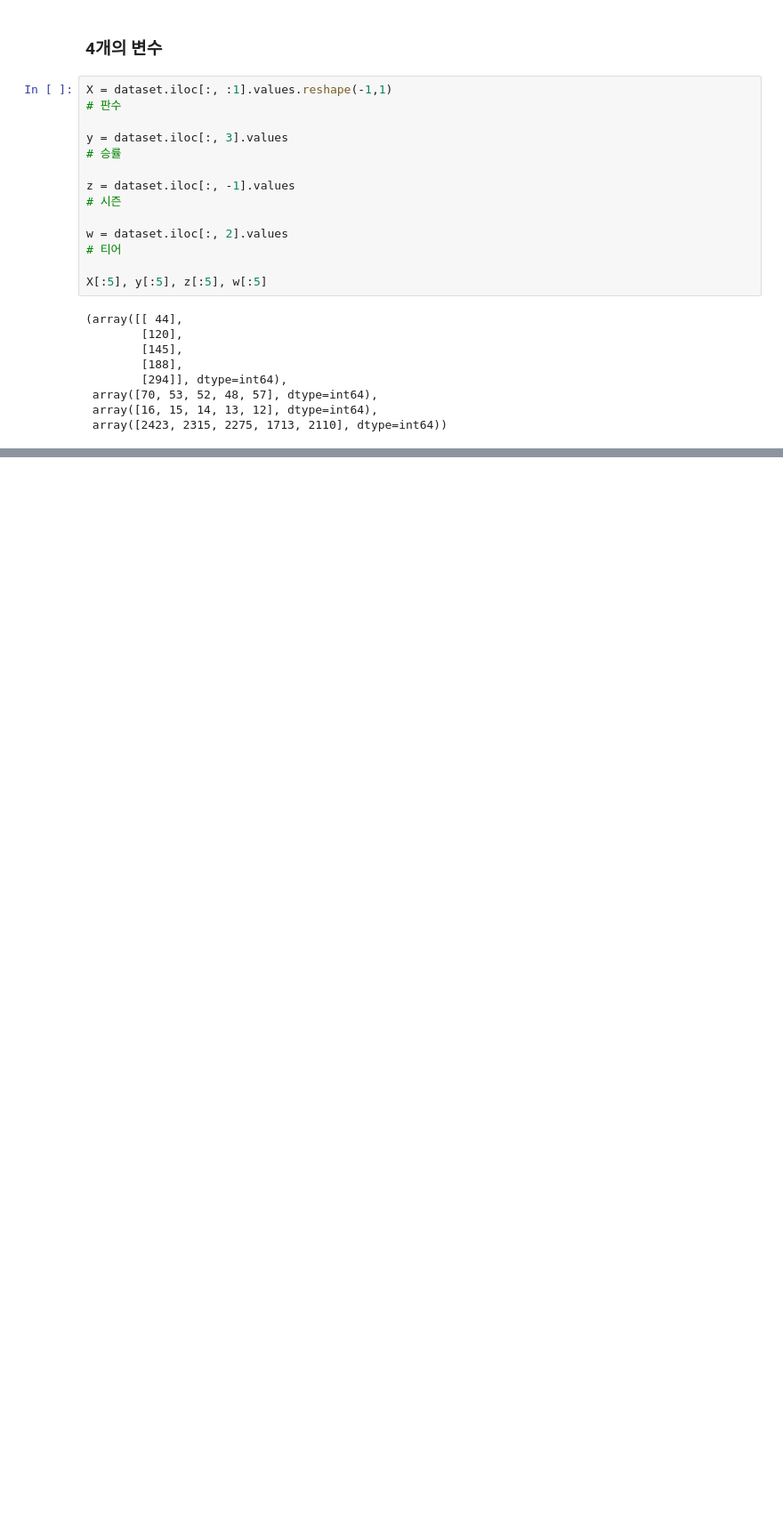
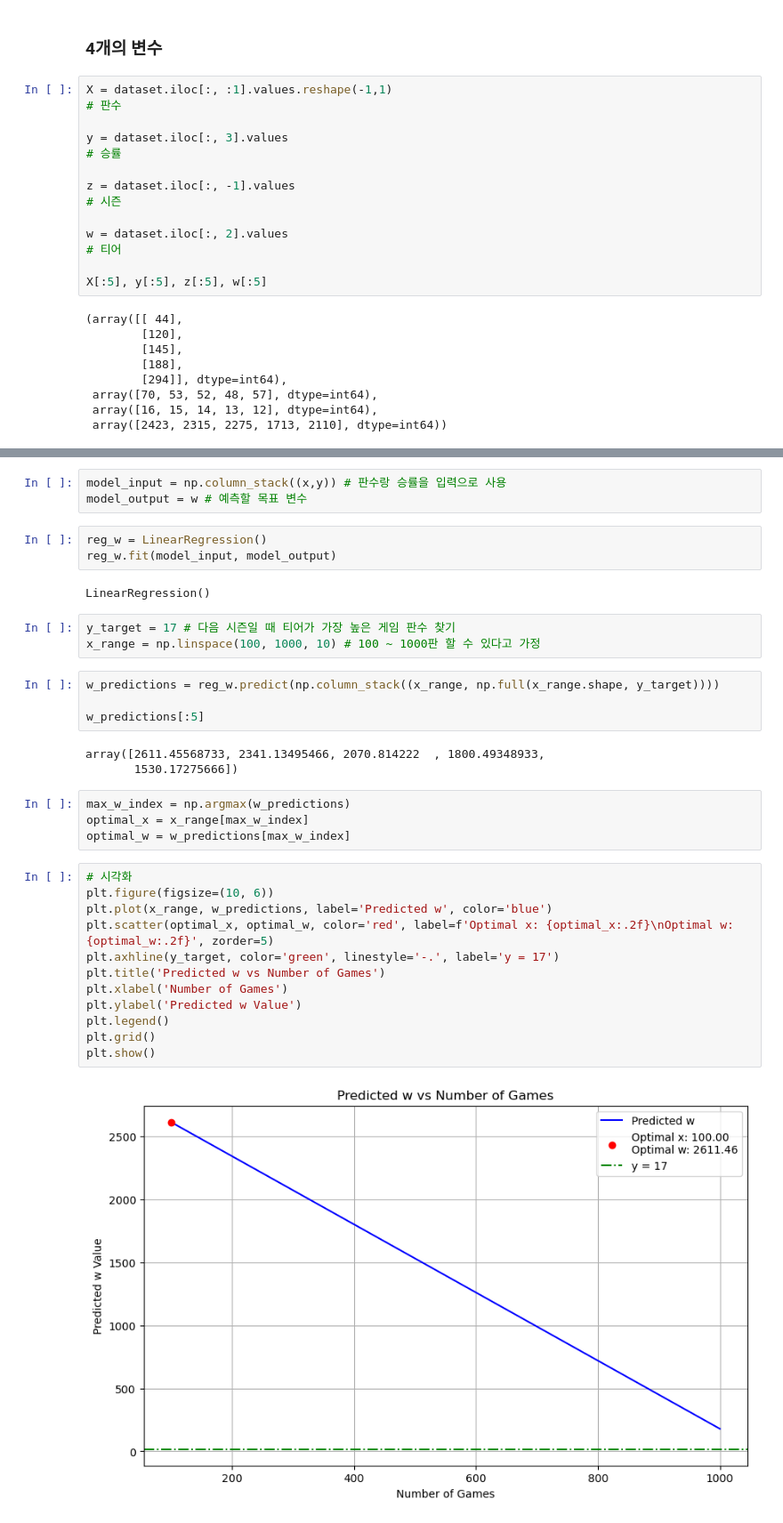
Before and after one commit to Kor-NOH/ML_study, a Jupyter notebook: Lol_tear/LolTear_Pol.ipynb, the cells around one changed output, grey strips where cells are left out. Shown at 89% size. Saved outputs shown, nothing was run; the diff lists cells and outputs as text; blank space fills up the shorter version.

Commit message:
predict w

```diff
--- a/Lol_tear/LolTear_Pol.ipynb
+++ b/Lol_tear/LolTear_Pol.ipynb
@@ -97,0 +112,36 @@ plt.show()
+# %%
+model_input = np.column_stack((x,y)) # 판수랑 승률을 입력으로 사용
+model_output = w # 예측할 목표 변수
+# %%
+reg_w = LinearRegression()
+reg_w.fit(model_input, model_output)
+# %% [output]
+LinearRegression()
+# %%
+y_target = 17 # 다음 시즌일 때 티어가 가장 높은 게임 판수 찾기
+x_range = np.linspace(100, 1000, 10) # 100 ~ 1000판 할 수 있다고 가정
+# %%
+w_predictions = reg_w.predict(np.column_stack((x_range, np.full(x_range.shape, y_target))))
+
+w_predictions[:5]
+# %% [output]
+array([2611.45568733, 2341.13495466, 2070.814222  , 1800.49348933,
+       1530.17275666])
+# %%
+max_w_index = np.argmax(w_predictions)
+optimal_x = x_range[max_w_index]
+optimal_w = w_predictions[max_w_index]
+# %%
+# 시각화
+plt.figure(figsize=(10, 6))
+plt.plot(x_range, w_predictions, label='Predicted w', color='blue')
+plt.scatter(optimal_x, optimal_w, color='red', label=f'Optimal x: {optimal_x:.2f}\nOptimal w: {optimal_w:.2f}', zorder=5)
+plt.axhline(y_target, color='green', linestyle='-.', label='y = 17')
+plt.title('Predicted w vs Number of Games')
+plt.xlabel('Number of Games')
+plt.ylabel('Predicted w Value')
+plt.legend()
+plt.grid()
+plt.show()
+# %% [output]
+[figure, added]
```
Also changed, not shown: parts of 4 cells of this notebook.
